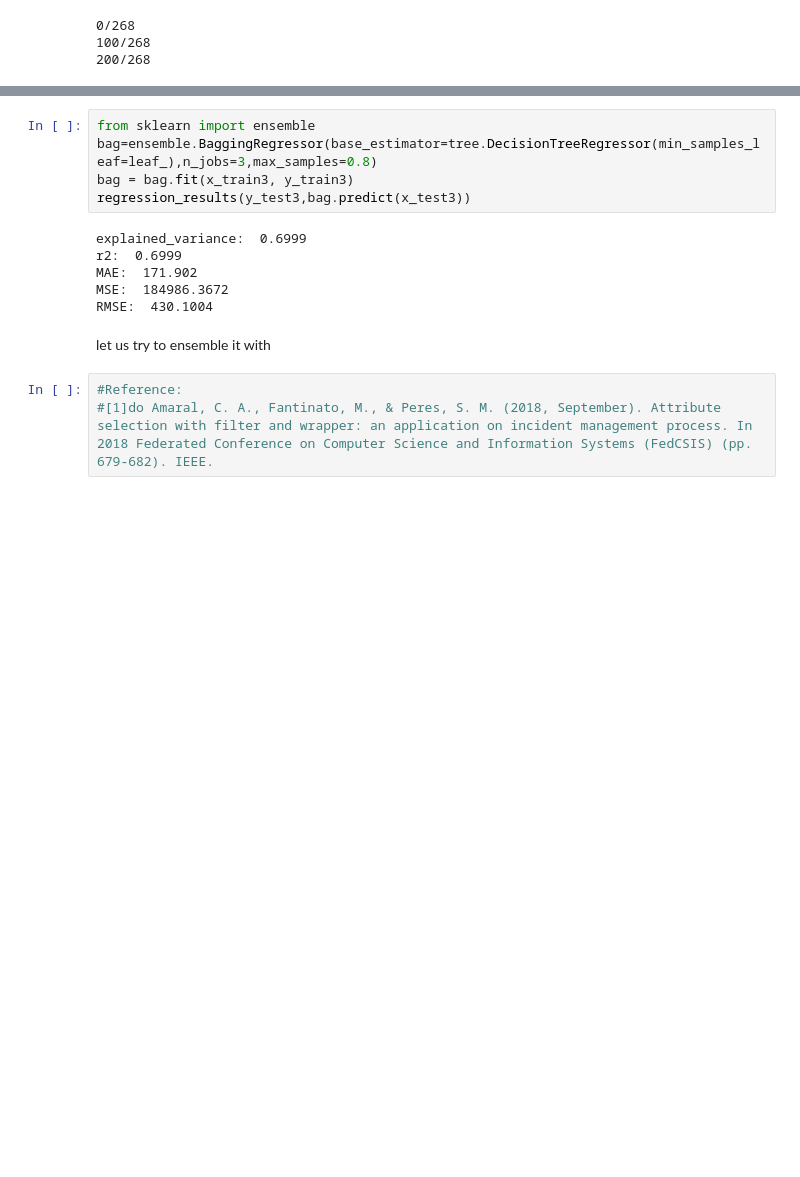
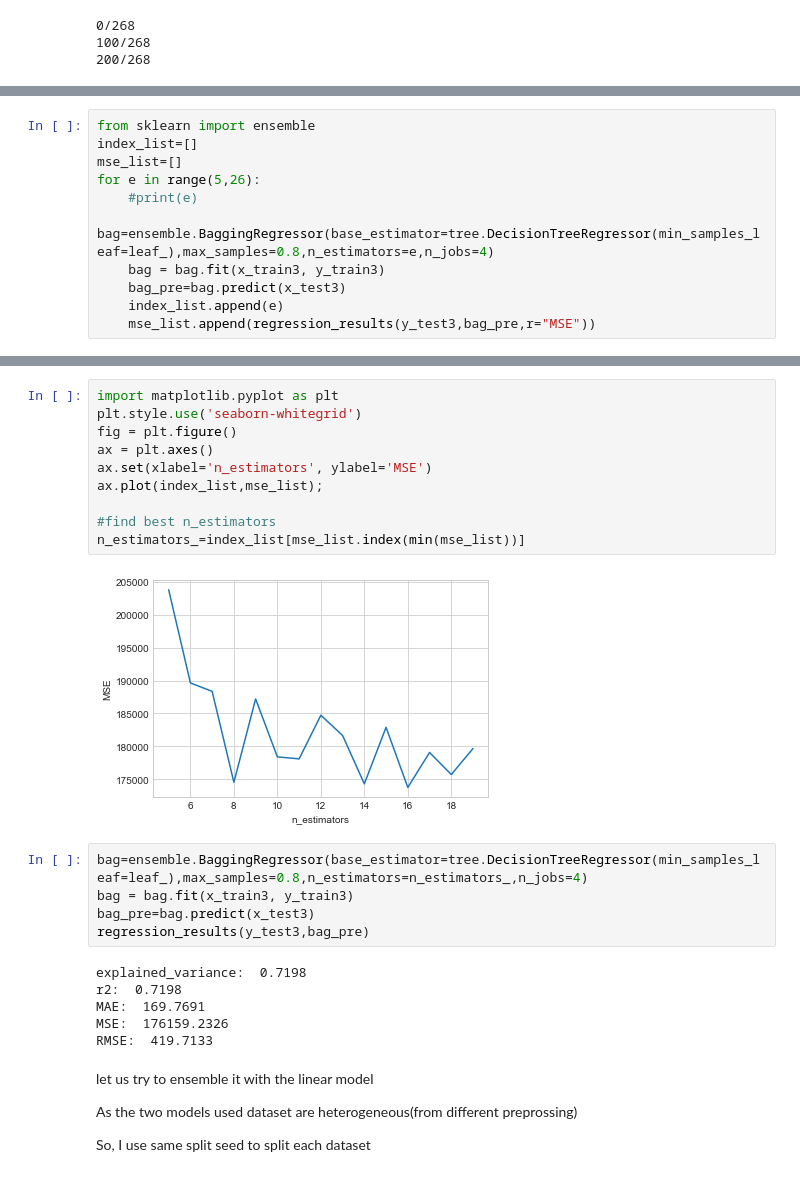
Before and after one commit to chen-assert/MLclass, a Jupyter notebook: project1/pro1.ipynb, the cells around one changed output, grey strips where cells are left out. Saved outputs shown, nothing was run; the diff lists cells and outputs as text; blank space fills up the shorter version.

```diff
--- a/project1/pro1.ipynb
+++ b/project1/pro1.ipynb
@@ -574,0 +614,11 @@ leaf_=index_list[mse_list.index(min(mse_list))]
+# %%
+from sklearn import ensemble
+index_list=[]
+mse_list=[]
+for e in range(5,26):
+    #print(e)
+    bag=ensemble.BaggingRegressor(base_estimator=tree.DecisionTreeRegressor(min_samples_leaf=leaf_),max_samples=0.8,n_estimators=e,n_jobs=4)
+    bag = bag.fit(x_train3, y_train3)
+    bag_pre=bag.predict(x_test3)
+    index_list.append(e)
+    mse_list.append(regression_results(y_test3,bag_pre,r="MSE"))
@@ -575,16 +641,29 @@ leaf_=index_list[mse_list.index(min(mse_list))]
+# %%
+import matplotlib.pyplot as plt
+plt.style.use('seaborn-whitegrid')
+fig = plt.figure()
+ax = plt.axes()
+ax.set(xlabel='n_estimators', ylabel='MSE')
+ax.plot(index_list,mse_list);
+
+#find best n_estimators
+n_estimators_=index_list[mse_list.index(min(mse_list))]
+# %% [output]
+[figure, added]
 # %%
-from sklearn import ensemble
-bag=ensemble.BaggingRegressor(base_estimator=tree.DecisionTreeRegressor(min_samples_leaf=leaf_),n_jobs=3,max_samples=0.8)
+bag=ensemble.BaggingRegressor(base_estimator=tree.DecisionTreeRegressor(min_samples_leaf=leaf_),max_samples=0.8,n_estimators=n_estimators_,n_jobs=4)
 bag = bag.fit(x_train3, y_train3)
-regression_results(y_test3,bag.predict(x_test3))
+bag_pre=bag.predict(x_test3)
+regression_results(y_test3,bag_pre)
 # %% [output]
-explained_variance:  0.6999
-r2:  0.6999
-MAE:  171.902
-MSE:  184986.3672
-RMSE:  430.1004
+explained_variance:  0.7198
+r2:  0.7198
+MAE:  169.7691
+MSE:  176159.2326
+RMSE:  419.7133
-# %% [markdown]
-let us try to ensemble it with
-# %%
-#Reference:
-#[1]do Amaral, C. A., Fantinato, M., & Peres, S. M. (2018, September). Attribute selection with filter and wrapper: an application on incident management process. In 2018 Federated Conference on Computer Science and Information Systems (FedCSIS) (pp. 679-682). IEEE.
+# %% [markdown]
+let us try to ensemble it with the linear model
+
+As the two models used dataset are heterogeneous(from different preprossing)
+
+So, I use same split seed to split each dataset
```
Also changed, not shown: parts of 27 cells of this notebook, 1 other file.
